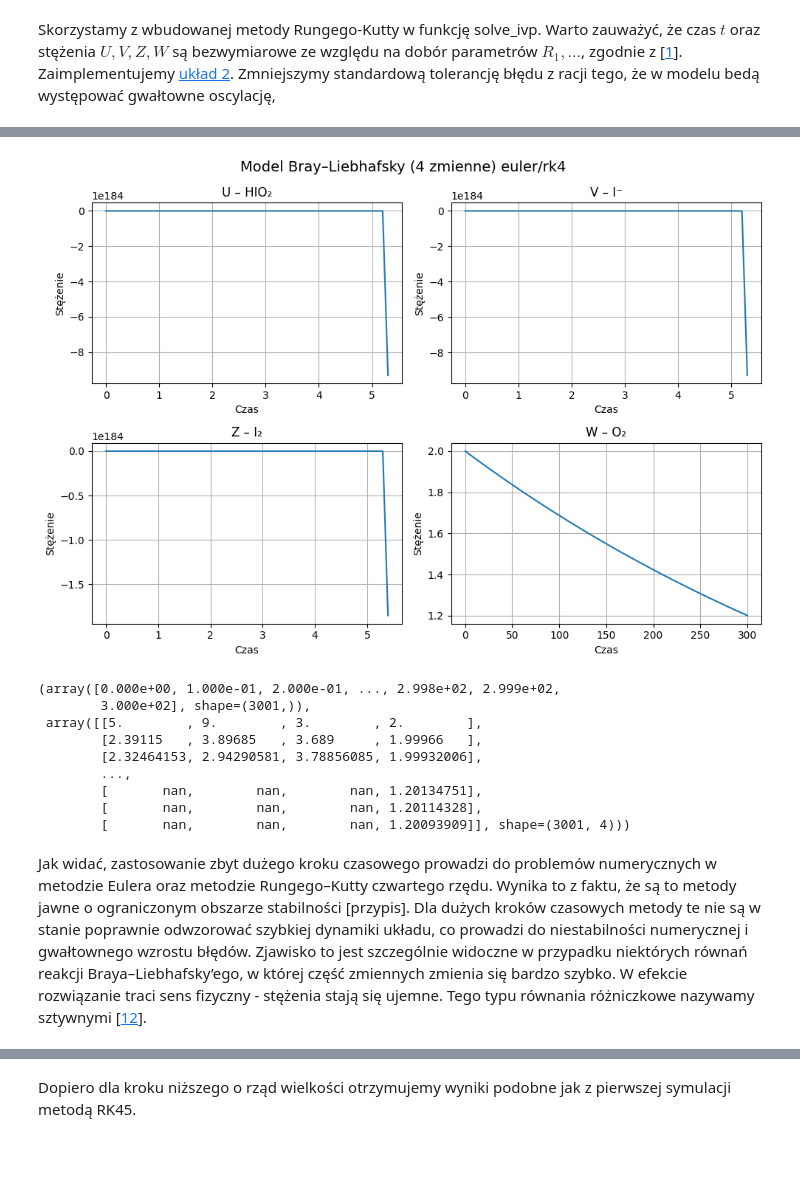
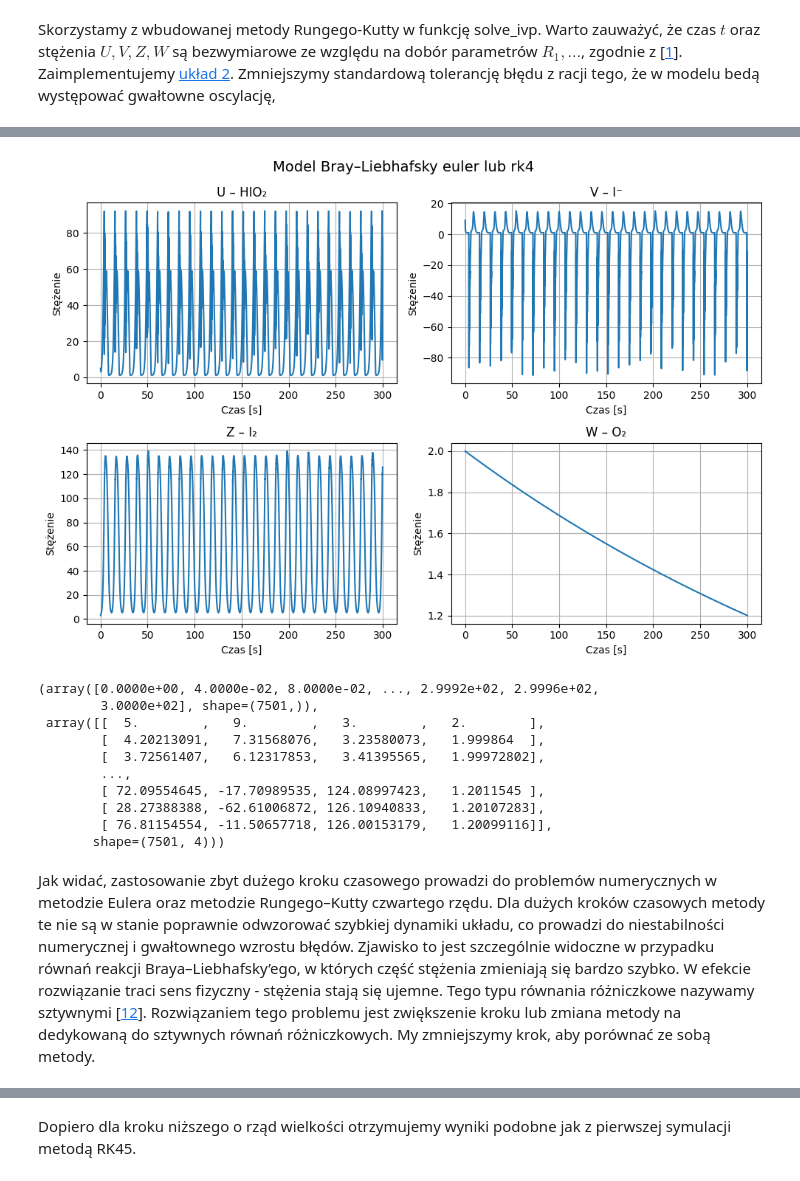
Before and after one commit to Karol-Garbaczewski/Kinetyka-Chemiczna---reakcja-Braya-Liebhafski-ego, a Jupyter notebook: main.ipynb, the cells around one changed output, grey strips where cells are left out. Cells and saved outputs as stored; diff of their text form; code cells hidden in the pictures; blank space fills up the shorter version.

```diff
--- a/main.ipynb
+++ b/main.ipynb
@@ -369,18 +369,18 @@ def bl_model(
 
     return sol
 # %%
-U0 = 5
-V0 = 9
-Z0 = 3
-W0 = 2
+U0 = np.float64(5)
+V0 = np.float64(9)
+Z0 = np.float64(3)
+W0 = np.float64(2)
 
-R1 = 1.0035
-R2 = 1
-R3 = 1.99
-R4 = 0.0028
-R5 = 1
-R6 = 0.0017
-R7 = 0.02
+R1 = np.float64(1.0035)
+R2 = np.float64(1)
+R3 = np.float64(1.99)
+R4 = np.float64(0.0028)
+R5 = np.float64(1)
+R6 = np.float64(0.0017)
+R7 = np.float64(0.02)
 # %%
 bl_model(U0, V0, Z0, W0, R1, R2, R3, R4, R5, R6, R7, t_max=300)
 # %% [output]
@@ -497,11 +498,11 @@ def bl_model_euler_rk(
         axs[1, 1].set_title('W – O₂')
 
         for ax in axs.flat:
-            ax.set_xlabel('Czas')
+            ax.set_xlabel('Czas [s]')
             ax.set_ylabel('Stężenie')
             ax.grid(True)
 
-        fig.suptitle('Model Bray–Liebhafsky (4 zmienne) euler/rk4', fontsize=14)
+        fig.suptitle('Model Bray–Liebhafsky euler lub rk4', fontsize=14)
         fig.tight_layout()
         plt.show()
         return sol_t, sol_y
@@ -546,7 +547,11 @@ def bl_model_comparssion(U0, V0, Z0, W0, R1, R2, R3, R4, R5, R6, R7, step=0.001,
     axs[1, 1].plot(euler_t, euler_y[:, 3], color="orange")
     axs[1, 1].plot(rk4_t, rk4_y[:, 3], color="red")
     axs[1, 1].set_title('W – O₂')
-    fig.suptitle('Model Bray–Liebhafsky porownanie metod', fontsize=14)
+    for ax in axs.flat:
+        ax.set_xlabel('Czas [s]')
+        ax.set_ylabel('błąd')
+        ax.grid(True)
+    fig.suptitle('Model Bray–Liebhafsky porównanie metod', fontsize=14)
     fig.tight_layout()
     fig.legend()
     plt.show()
@@ -567,18 +573,19 @@ bl_model_euler_rk(U0, V0, Z0, W0, R1, R2, R3, R4, R5, R6, R7, step=0.07, t_max=3
 # %%
-bl_model_euler_rk(U0, V0, Z0, W0, R1, R2, R3, R4, R5, R6, R7, step=0.1, t_max=300, rk4=False)
+bl_model_euler_rk(U0, V0, Z0, W0, R1, R2, R3, R4, R5, R6, R7, step=0.04, t_max=300, rk4=True)
 # %% [output]
-[figure, old version]
+[figure, new version]
-(array([0.000e+00, 1.000e-01, 2.000e-01, ..., 2.998e+02, 2.999e+02,
-        3.000e+02], shape=(3001,)),
- array([[5.        , 9.        , 3.        , 2.        ],
-        [2.39115   , 3.89685   , 3.689     , 1.99966   ],
-        [2.32464153, 2.94290581, 3.78856085, 1.99932006],
+(array([0.0000e+00, 4.0000e-02, 8.0000e-02, ..., 2.9992e+02, 2.9996e+02,
+        3.0000e+02], shape=(7501,)),
+ array([[  5.        ,   9.        ,   3.        ,   2.        ],
+        [  4.20213091,   7.31568076,   3.23580073,   1.999864  ],
+        [  3.72561407,   6.12317853,   3.41395565,   1.99972802],
         ...,
-        [       nan,        nan,        nan, 1.20134751],
-        [       nan,        nan,        nan, 1.20114328],
-        [       nan,        nan,        nan, 1.20093909]], shape=(3001, 4)))
+        [ 72.09554645, -17.70989535, 124.08997423,   1.2011545 ],
+        [ 28.27388388, -62.61006872, 126.10940833,   1.20107283],
+        [ 76.81154554, -11.50657718, 126.00153179,   1.20099116]],
+       shape=(7501, 4)))
 # %% [markdown]
-Jak widać, zastosowanie zbyt dużego kroku czasowego prowadzi do problemów numerycznych w metodzie Eulera oraz metodzie Rungego–Kutty czwartego rzędu. Wynika to z faktu, że są to metody jawne o ograniczonym obszarze stabilności [przypis]. Dla dużych kroków czasowych metody te nie są w stanie poprawnie odwzorować szybkiej dynamiki układu, co prowadzi do niestabilności numerycznej i gwałtownego wzrostu błędów. Zjawisko to jest szczególnie widoczne w przypadku niektórych równań reakcji Braya–Liebhafsky’ego, w której część zmiennych zmienia się bardzo szybko. W efekcie rozwiązanie traci sens fizyczny - stężenia stają się ujemne. Tego typu równania różniczkowe nazywamy sztywnymi [[12](#ref12)].
+Jak widać, zastosowanie zbyt dużego kroku czasowego prowadzi do problemów numerycznych w metodzie Eulera oraz metodzie Rungego–Kutty czwartego rzędu. Dla dużych kroków czasowych metody te nie są w stanie poprawnie odwzorować szybkiej dynamiki układu, co prowadzi do niestabilności numerycznej i gwałtownego wzrostu błędów. Zjawisko to jest szczególnie widoczne w przypadku równań reakcji Braya–Liebhafsky’ego, w których część stężenia zmieniają się bardzo szybko. W efekcie rozwiązanie traci sens fizyczny - stężenia stają się ujemne. Tego typu równania różniczkowe nazywamy sztywnymi [[12](#ref12)]. Rozwiązaniem tego problemu jest zwiększenie kroku lub zmiana metody na dedykowaną do sztywnych równań różniczkowych. My zmniejszymy krok, aby porównać ze sobą metody.
 # %%
 bl_model_comparssion(U0, V0, Z0, W0, R1, R2, R3, R4, R5, R6, R7, step=0.014, t_max=300)
 # %% [output]
```
Also changed, not shown: parts of 33 cells of this notebook.
